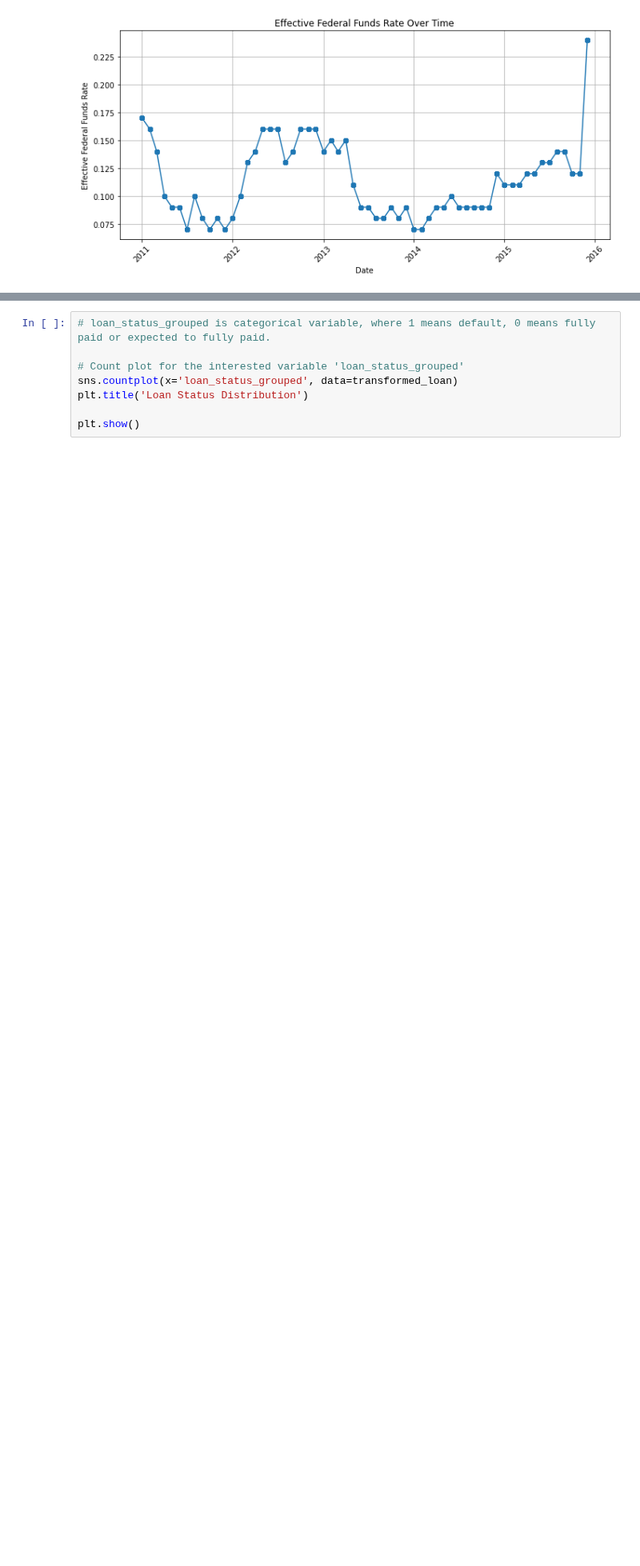
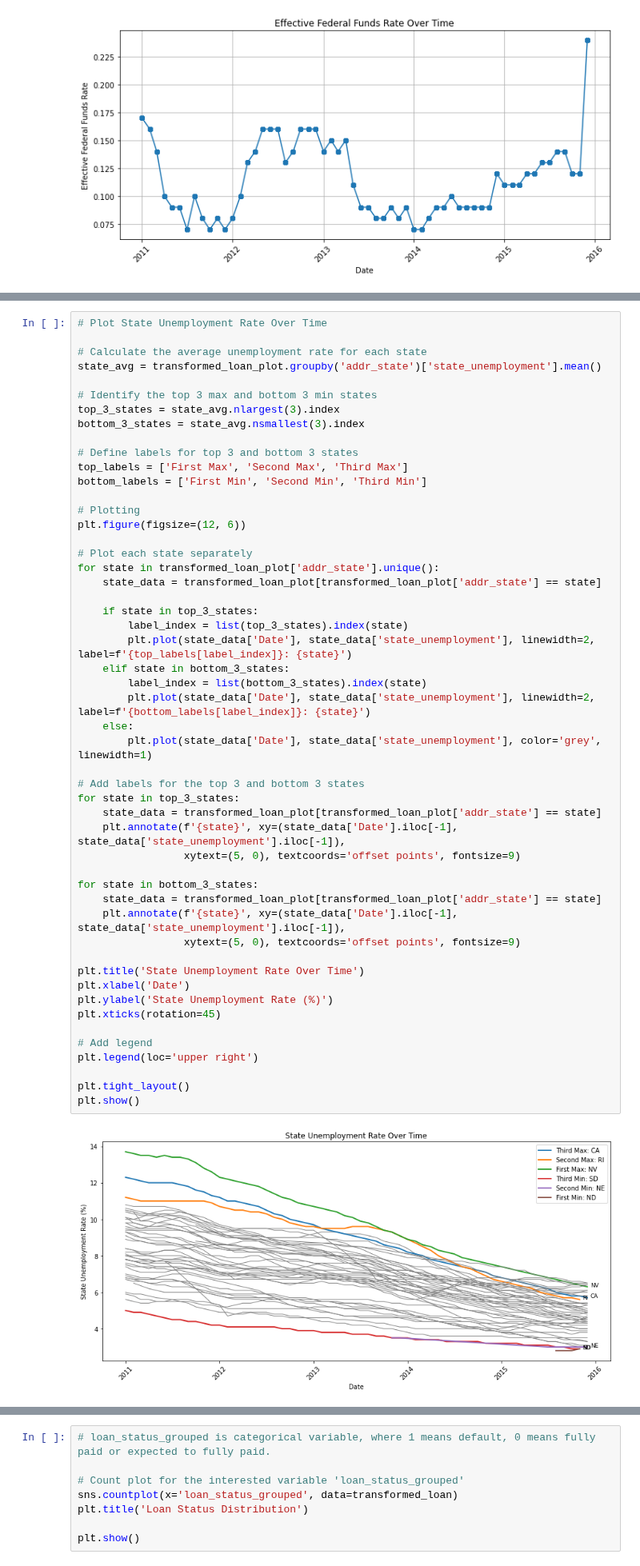
Before and after one commit to tanhl30/HE4045_Project, a Jupyter notebook: 1. Data Preparation/Data Cleaning and EDA.ipynb, the cells around one changed output, grey strips where cells are left out. Shown at 80% size. Cells and saved outputs as stored; diff of their text form; blank space fills up the shorter version.

```diff
--- a/1. Data Preparation/Data Cleaning and EDA.ipynb
+++ b/1. Data Preparation/Data Cleaning and EDA.ipynb
@@ -585,0 +553,53 @@ plt.show()
+# %%
+# Plot State Unemployment Rate Over Time
+
+# Calculate the average unemployment rate for each state
+state_avg = transformed_loan_plot.groupby('addr_state')['state_unemployment'].mean()
+
+# Identify the top 3 max and bottom 3 min states
+top_3_states = state_avg.nlargest(3).index
+bottom_3_states = state_avg.nsmallest(3).index
+
+# Define labels for top 3 and bottom 3 states
+top_labels = ['First Max', 'Second Max', 'Third Max']
+bottom_labels = ['First Min', 'Second Min', 'Third Min']
+
+# Plotting
+plt.figure(figsize=(12, 6))
+
+# Plot each state separately
+for state in transformed_loan_plot['addr_state'].unique():
+    state_data = transformed_loan_plot[transformed_loan_plot['addr_state'] == state]
+
+    if state in top_3_states:
+        label_index = list(top_3_states).index(state)
+        plt.plot(state_data['Date'], state_data['state_unemployment'], linewidth=2, label=f'{top_labels[label_index]}: {state}')
+    elif state in bottom_3_states:
+        label_index = list(bottom_3_states).index(state)
+        plt.plot(state_data['Date'], state_data['state_unemployment'], linewidth=2, label=f'{bottom_labels[label_index]}: {state}')
+    else:
+        plt.plot(state_data['Date'], state_data['state_unemployment'], color='grey', linewidth=1)
+
+# Add labels for the top 3 and bottom 3 states
+for state in top_3_states:
+    state_data = transformed_loan_plot[transformed_loan_plot['addr_state'] == state]
+    plt.annotate(f'{state}', xy=(state_data['Date'].iloc[-1], state_data['state_unemployment'].iloc[-1]),
+                 xytext=(5, 0), textcoords='offset points', fontsize=9)
+
+for state in bottom_3_states:
+    state_data = transformed_loan_plot[transformed_loan_plot['addr_state'] == state]
+    plt.annotate(f'{state}', xy=(state_data['Date'].iloc[-1], state_data['state_unemployment'].iloc[-1]),
+                 xytext=(5, 0), textcoords='offset points', fontsize=9)
+
+plt.title('State Unemployment Rate Over Time')
+plt.xlabel('Date')
+plt.ylabel('State Unemployment Rate (%)')
+plt.xticks(rotation=45)
+
+# Add legend
+plt.legend(loc='upper right')
+
+plt.tight_layout()
+plt.show()
+# %% [output]
+[figure, added]
```
Also changed, not shown: parts of 5 cells of this notebook.
